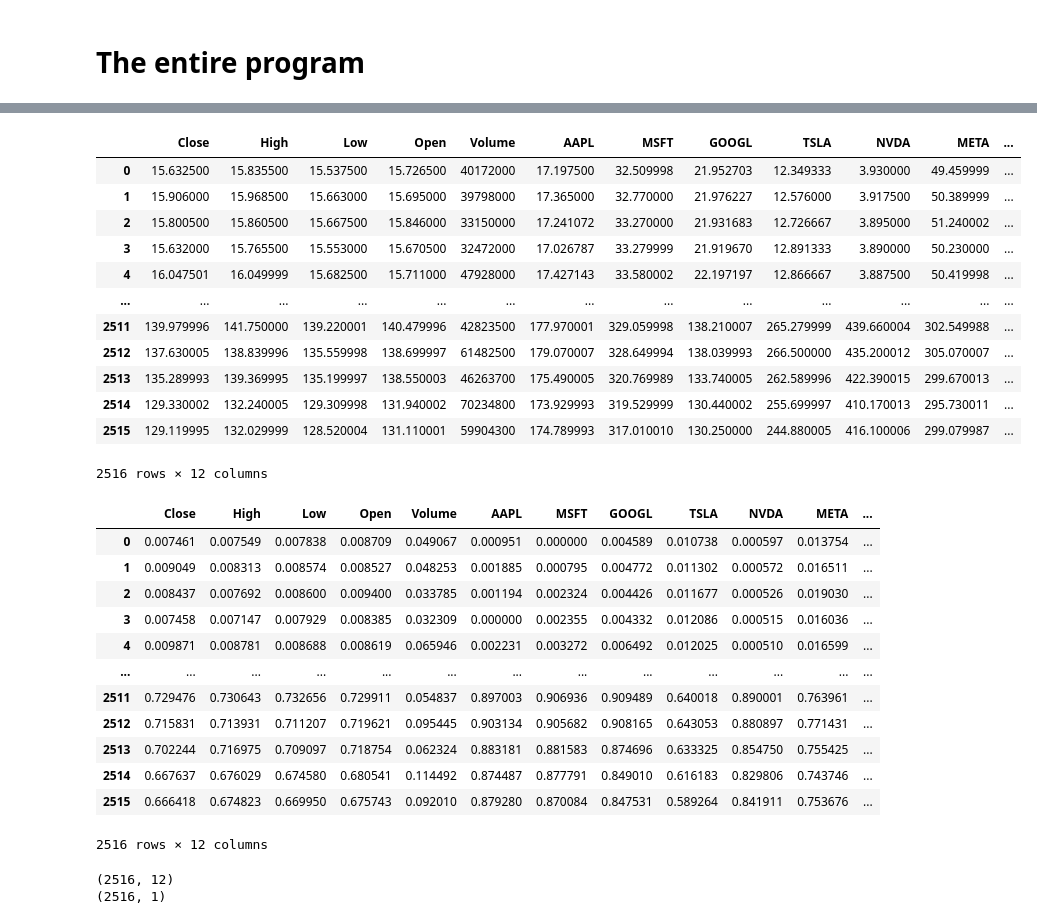
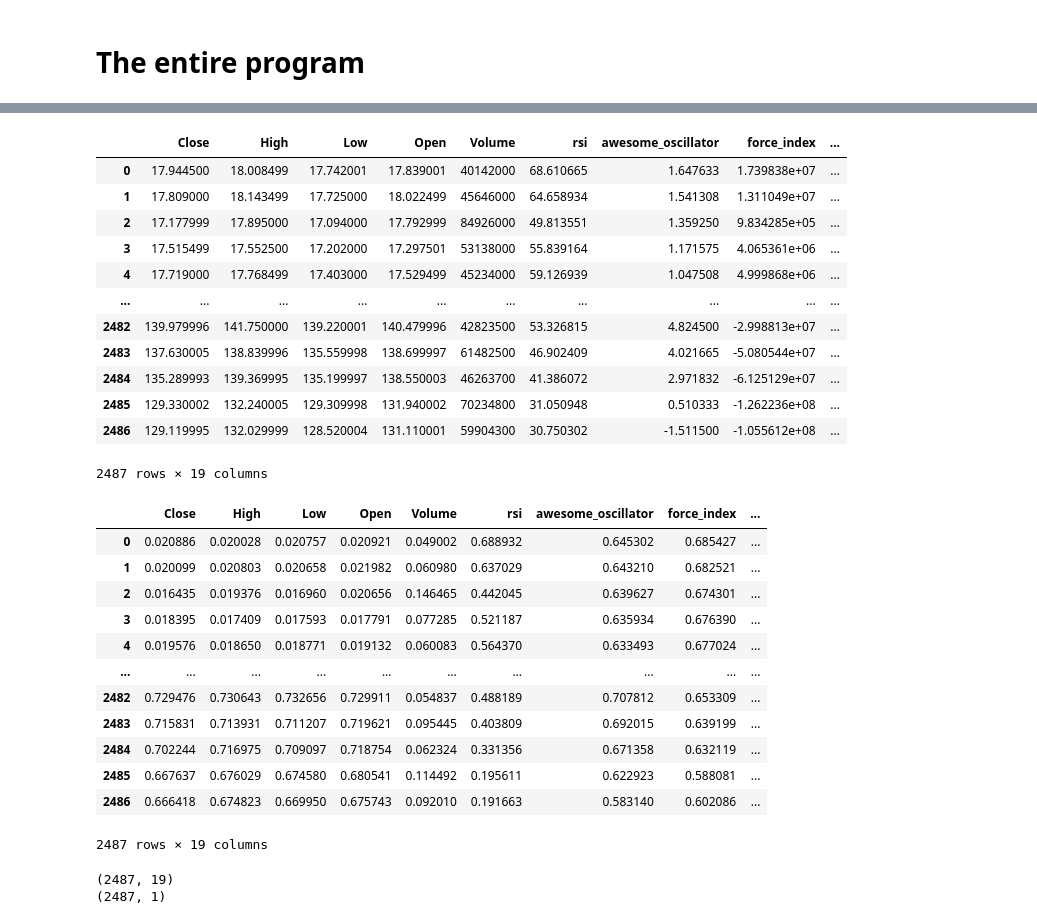
Before and after one commit to harshavb/trading-research, a Jupyter notebook: ForecastTransformer/ForecastTransformer.ipynb, the cells around one changed output, grey strips where cells are left out. Drawn from its saved outputs; the diff is of its cells as text; code cells hidden in the pictures.

```diff
--- a/ForecastTransformer/ForecastTransformer.ipynb
+++ b/ForecastTransformer/ForecastTransformer.ipynb
@@ -516,8 +402,8 @@ def plot_pie_tolerance(tolerance_percent: int, under: int, over: int):
 # The entire program
 # %%
 ticker = 'AMZN'
-filepath = 'ps_stock_data_' + ticker + '.csv'   # use 'ta_stock_data_TICKER.csv' for technical analysis, or 'ps_stock_data_TICKER.csv' for parallel stock.
-
+filepath = 'ta_stock_data_' + ticker + '.csv'   # use 'ta_stock_data_TICKER.csv' for technical analysis, or 'ps_stock_data_TICKER.csv' for parallel stock.
+target_col = 'Close'
 
 df, start_date, end_date = get_stock_data_and_period_csv(filepath)
 
@@ -577,18 +463,18 @@ dtype: int64
 # %%
-df = set_column_as_first(df, col_name='Close')
+df = set_column_as_first(df, col_name=target_col)
 
 df
 # %% [output]
-|  | Close | High | Low | Open | Volume | AAPL | MSFT | GOOGL | TSLA | NVDA | META | ... |
-| 0 | 15.632500 | 15.835500 | 15.537500 | 15.726500 | 40172000 | 17.197500 | 32.509998 | 21.952703 | 12.349333 | 3.930000 | 49.459999 | ... |
-| 1 | 15.906000 | 15.968500 | 15.663000 | 15.695000 | 39798000 | 17.365000 | 32.770000 | 21.976227 | 12.576000 | 3.917500 | 50.389999 | ... |
-| 2 | 15.800500 | 15.860500 | 15.667500 | 15.846000 | 33150000 | 17.241072 | 33.270000 | 21.931683 | 12.726667 | 3.895000 | 51.240002 | ... |
-| 3 | 15.632000 | 15.765500 | 15.553000 | 15.670500 | 32472000 | 17.026787 | 33.279999 | 21.919670 | 12.891333 | 3.890000 | 50.230000 | ... |
-| 4 | 16.047501 | 16.049999 | 15.682500 | 15.711000 | 47928000 | 17.427143 | 33.580002 | 22.197197 | 12.866667 | 3.887500 | 50.419998 | ... |
-| ... | ... | ... | ... | ... | ... | ... | ... | ... | ... | ... | ... | ... |
-| 2511 | 139.979996 | 141.750000 | 139.220001 | 140.479996 | 42823500 | 177.970001 | 329.059998 | 138.210007 | 265.279999 | 439.660004 | 302.549988 | ... |
-| 2512 | 137.630005 | 138.839996 | 135.559998 | 138.699997 | 61482500 | 179.070007 | 328.649994 | 138.039993 | 266.500000 | 435.200012 | 305.070007 | ... |
-| 2513 | 135.289993 | 139.369995 | 135.199997 | 138.550003 | 46263700 | 175.490005 | 320.769989 | 133.740005 | 262.589996 | 422.390015 | 299.670013 | ... |
-| 2514 | 129.330002 | 132.240005 | 129.309998 | 131.940002 | 70234800 | 173.929993 | 319.529999 | 130.440002 | 255.699997 | 410.170013 | 295.730011 | ... |
-| 2515 | 129.119995 | 132.029999 | 128.520004 | 131.110001 | 59904300 | 174.789993 | 317.010010 | 130.250000 | 244.880005 | 416.100006 | 299.079987 | ... |
+|  | Close | High | Low | Open | Volume | rsi | awesome_oscillator | force_index | ... |
+| 0 | 17.944500 | 18.008499 | 17.742001 | 17.839001 | 40142000 | 68.610665 | 1.647633 | 1.739838e+07 | ... |
+| 1 | 17.809000 | 18.143499 | 17.725000 | 18.022499 | 45646000 | 64.658934 | 1.541308 | 1.311049e+07 | ... |
+| 2 | 17.177999 | 17.895000 | 17.094000 | 17.792999 | 84926000 | 49.813551 | 1.359250 | 9.834285e+05 | ... |
+| 3 | 17.515499 | 17.552500 | 17.202000 | 17.297501 | 53138000 | 55.839164 | 1.171575 | 4.065361e+06 | ... |
+| 4 | 17.719000 | 17.768499 | 17.403000 | 17.529499 | 45234000 | 59.126939 | 1.047508 | 4.999868e+06 | ... |
+| ... | ... | ... | ... | ... | ... | ... | ... | ... | ... |
+| 2482 | 139.979996 | 141.750000 | 139.220001 | 140.479996 | 42823500 | 53.326815 | 4.824500 | -2.998813e+07 | ... |
+| 2483 | 137.630005 | 138.839996 | 135.559998 | 138.699997 | 61482500 | 46.902409 | 4.021665 | -5.080544e+07 | ... |
+| 2484 | 135.289993 | 139.369995 | 135.199997 | 138.550003 | 46263700 | 41.386072 | 2.971832 | -6.125129e+07 | ... |
+| 2485 | 129.330002 | 132.240005 | 129.309998 | 131.940002 | 70234800 | 31.050948 | 0.510333 | -1.262236e+08 | ... |
+| 2486 | 129.119995 | 132.029999 | 128.520004 | 131.110001 | 59904300 | 30.750302 | -1.511500 | -1.055612e+08 | ... |
-2516 rows × 12 columns
+2487 rows × 19 columns
@@ -605,35 +481,35 @@ df
 # %%
-scaler = scaler_fit_column(df, target='Close')
+scaler = scaler_fit_column(df, target=target_col)
 df = transform_data(df)
 
 df
 # %% [output]
-|  | Close | High | Low | Open | Volume | AAPL | MSFT | GOOGL | TSLA | NVDA | META | ... |
-| 0 | 0.007461 | 0.007549 | 0.007838 | 0.008709 | 0.049067 | 0.000951 | 0.000000 | 0.004589 | 0.010738 | 0.000597 | 0.013754 | ... |
-| 1 | 0.009049 | 0.008313 | 0.008574 | 0.008527 | 0.048253 | 0.001885 | 0.000795 | 0.004772 | 0.011302 | 0.000572 | 0.016511 | ... |
-| 2 | 0.008437 | 0.007692 | 0.008600 | 0.009400 | 0.033785 | 0.001194 | 0.002324 | 0.004426 | 0.011677 | 0.000526 | 0.019030 | ... |
-| 3 | 0.007458 | 0.007147 | 0.007929 | 0.008385 | 0.032309 | 0.000000 | 0.002355 | 0.004332 | 0.012086 | 0.000515 | 0.016036 | ... |
-| 4 | 0.009871 | 0.008781 | 0.008688 | 0.008619 | 0.065946 | 0.002231 | 0.003272 | 0.006492 | 0.012025 | 0.000510 | 0.016599 | ... |
-| ... | ... | ... | ... | ... | ... | ... | ... | ... | ... | ... | ... | ... |
-| 2511 | 0.729476 | 0.730643 | 0.732656 | 0.729911 | 0.054837 | 0.897003 | 0.906936 | 0.909489 | 0.640018 | 0.890001 | 0.763961 | ... |
-| 2512 | 0.715831 | 0.713931 | 0.711207 | 0.719621 | 0.095445 | 0.903134 | 0.905682 | 0.908165 | 0.643053 | 0.880897 | 0.771431 | ... |
-| 2513 | 0.702244 | 0.716975 | 0.709097 | 0.718754 | 0.062324 | 0.883181 | 0.881583 | 0.874696 | 0.633325 | 0.854750 | 0.755425 | ... |
-| 2514 | 0.667637 | 0.676029 | 0.674580 | 0.680541 | 0.114492 | 0.874487 | 0.877791 | 0.849010 | 0.616183 | 0.829806 | 0.743746 | ... |
-| 2515 | 0.666418 | 0.674823 | 0.669950 | 0.675743 | 0.092010 | 0.879280 | 0.870084 | 0.847531 | 0.589264 | 0.841911 | 0.753676 | ... |
+|  | Close | High | Low | Open | Volume | rsi | awesome_oscillator | force_index | ... |
+| 0 | 0.020886 | 0.020028 | 0.020757 | 0.020921 | 0.049002 | 0.688932 | 0.645302 | 0.685427 | ... |
+| 1 | 0.020099 | 0.020803 | 0.020658 | 0.021982 | 0.060980 | 0.637029 | 0.643210 | 0.682521 | ... |
+| 2 | 0.016435 | 0.019376 | 0.016960 | 0.020656 | 0.146465 | 0.442045 | 0.639627 | 0.674301 | ... |
+| 3 | 0.018395 | 0.017409 | 0.017593 | 0.017791 | 0.077285 | 0.521187 | 0.635934 | 0.676390 | ... |
+| 4 | 0.019576 | 0.018650 | 0.018771 | 0.019132 | 0.060083 | 0.564370 | 0.633493 | 0.677024 | ... |
+| ... | ... | ... | ... | ... | ... | ... | ... | ... | ... |
+| 2482 | 0.729476 | 0.730643 | 0.732656 | 0.729911 | 0.054837 | 0.488189 | 0.707812 | 0.653309 | ... |
+| 2483 | 0.715831 | 0.713931 | 0.711207 | 0.719621 | 0.095445 | 0.403809 | 0.692015 | 0.639199 | ... |
+| 2484 | 0.702244 | 0.716975 | 0.709097 | 0.718754 | 0.062324 | 0.331356 | 0.671358 | 0.632119 | ... |
+| 2485 | 0.667637 | 0.676029 | 0.674580 | 0.680541 | 0.114492 | 0.195611 | 0.622923 | 0.588081 | ... |
+| 2486 | 0.666418 | 0.674823 | 0.669950 | 0.675743 | 0.092010 | 0.191663 | 0.583140 | 0.602086 | ... |
-2516 rows × 12 columns
+2487 rows × 19 columns
 # %%
-features, target = get_features_and_target(df, target='Close')
+features, target = get_features_and_target(df, target=target_col)
 
 print(features.shape)
 print(target.shape)
 
 train_data_percent = 1.0
 train_validation_split = 0.9
-sliding_window_size = 30
+sliding_window_size = 5
 tolerance_percent = 2
 # %% [output]
-(2516, 12)
-(2516, 1)
+(2487, 19)
+(2487, 1)
 # %%
 features
 # %% [output]
```
Also changed, not shown: parts of 24 cells of this notebook, 1 other file.
